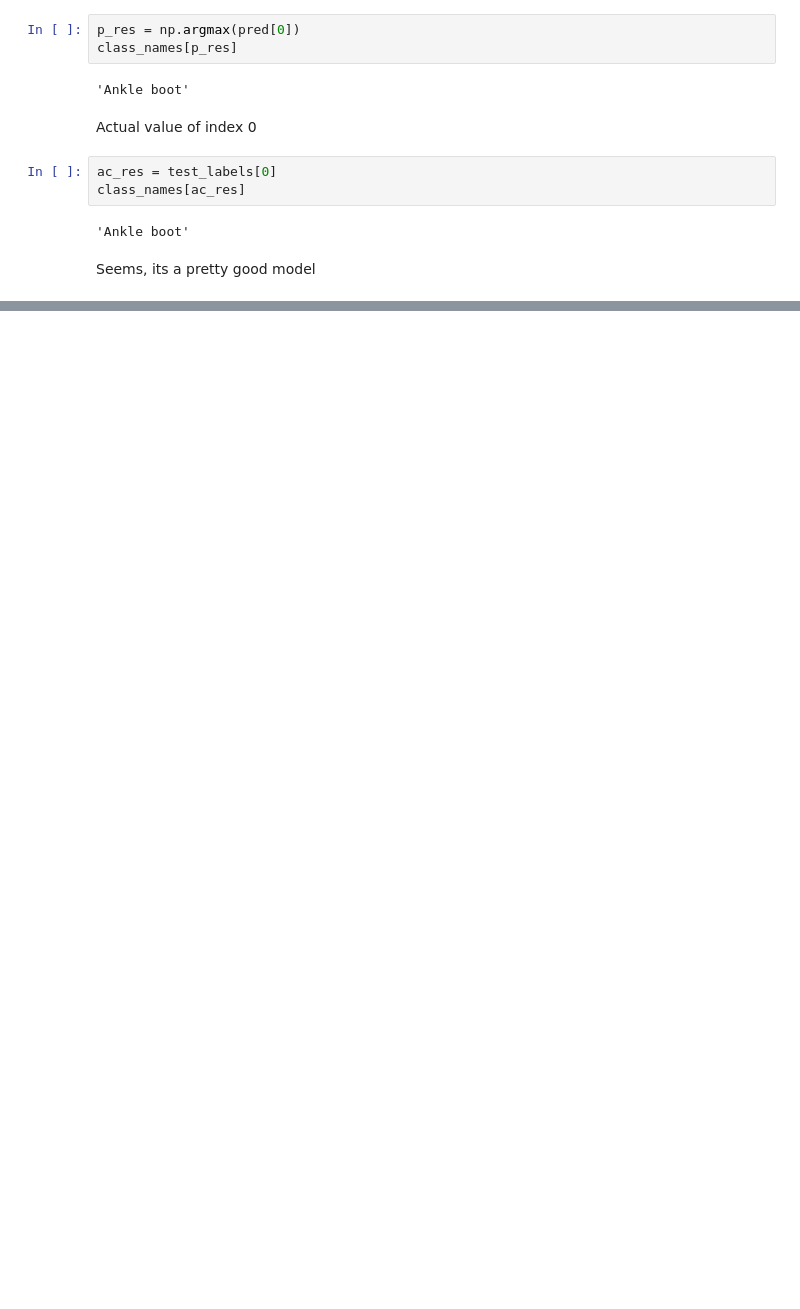
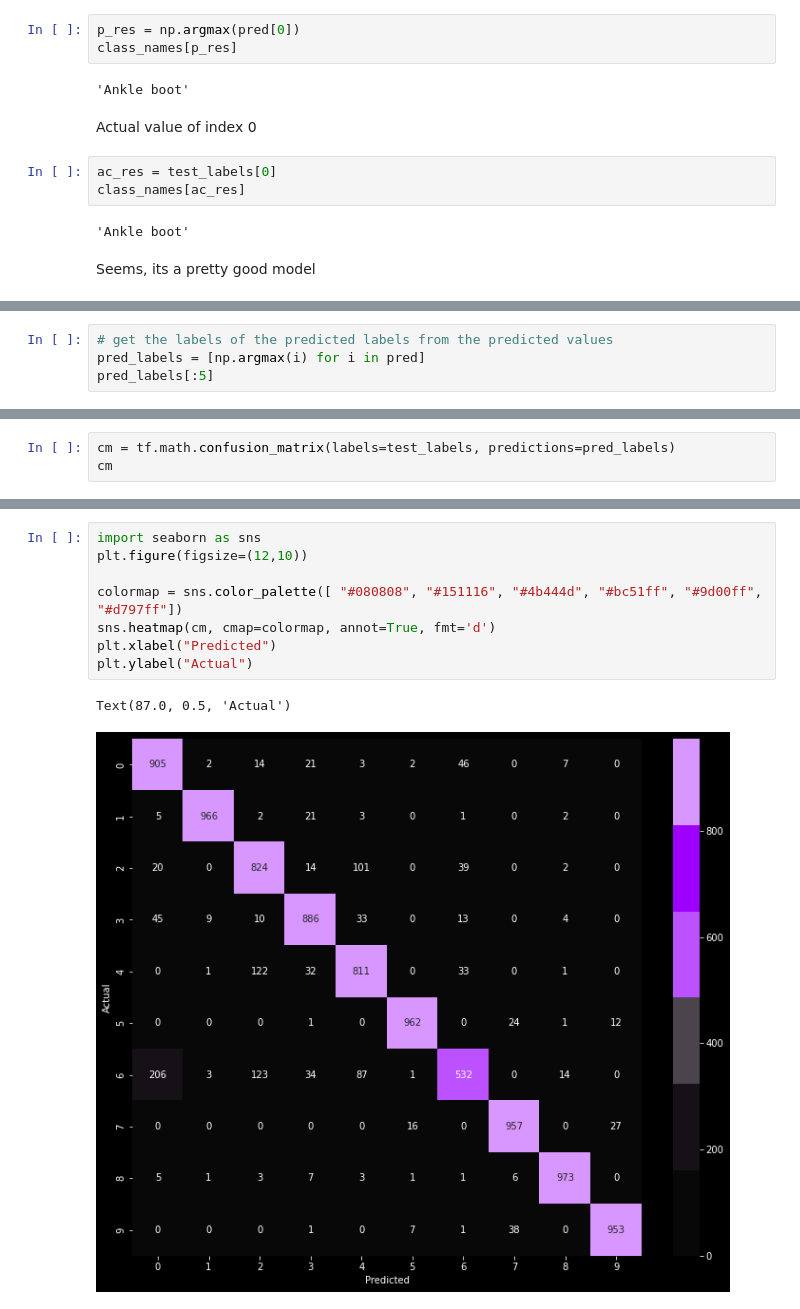
Before and after one commit to dasdebjeet/data_science, a Jupyter notebook: Deep Learning/Neural Network using Fashion MNIST dataset.ipynb, the cells around one changed output, grey strips where cells are left out. Cells and saved outputs as stored; diff of their text form; blank space fills up the shorter version.

```diff
--- a/Deep Learning/Neural Network using Fashion MNIST dataset.ipynb
+++ b/Deep Learning/Neural Network using Fashion MNIST dataset.ipynb
@@ -194,0 +209,4 @@ Seems, its a pretty good model
+# %%
+# get the labels of the predicted labels from the predicted values
+pred_labels = [np.argmax(i) for i in pred]
+pred_labels[:5]
@@ -194,0 +215,3 @@ Seems, its a pretty good model
+# %%
+cm = tf.math.confusion_matrix(labels=test_labels, predictions=pred_labels)
+cm
@@ -194,0 +230,11 @@ Seems, its a pretty good model
+# %%
+import seaborn as sns
+plt.figure(figsize=(12,10))
+
+colormap = sns.color_palette([ "#080808", "#151116", "#4b444d", "#bc51ff", "#9d00ff", "#d797ff"])
+sns.heatmap(cm, cmap=colormap, annot=True, fmt='d')
+plt.xlabel("Predicted")
+plt.ylabel("Actual")
+# %% [output]
+Text(87.0, 0.5, 'Actual')
+[figure, added]
```
Also changed, not shown: parts of 8 cells of this notebook.
